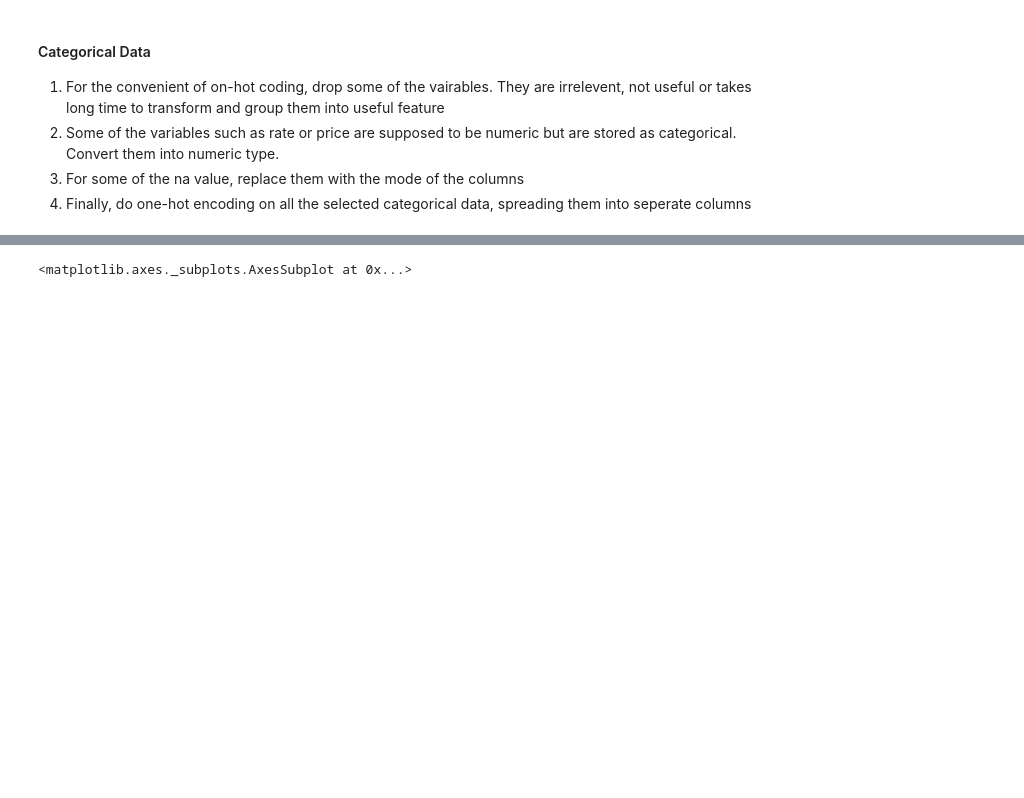
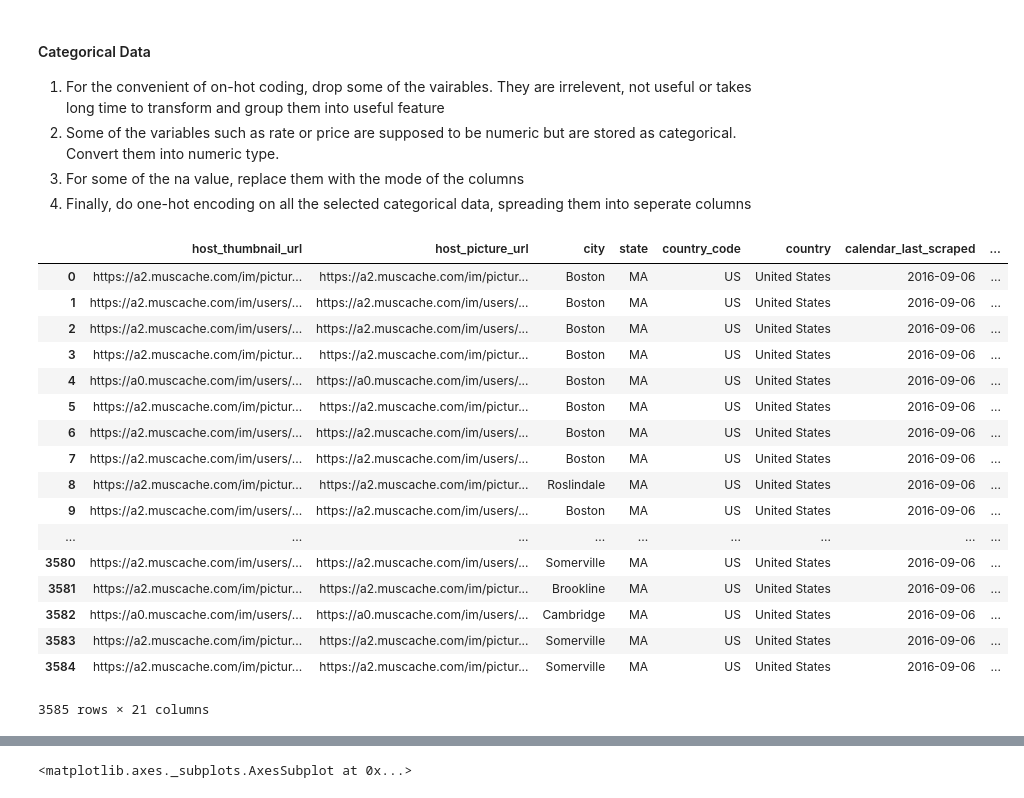
Before and after one commit to AdadaBdada/Airbnb, a Jupyter notebook: airbnb.ipynb, the cells around one changed output, grey strips where cells are left out. Cells and saved outputs as stored; diff of their text form; code cells hidden in the pictures; blank space fills up the shorter version.

```diff
--- a/airbnb.ipynb
+++ b/airbnb.ipynb
@@ -126,3 +138,27 @@ num_df = clean_numeric(list_df)
 2. Some of the variables such as rate or price are supposed to be numeric but are stored as categorical. Convert them into numeric type.
 3. For some of the na value, replace them with the mode of the columns
 4. Finally, do one-hot encoding on all the selected categorical data, spreading them into seperate columns
+# %%
+list_df[['host_thumbnail_url','host_picture_url','city','state','country_code','country','calendar_last_scraped',
+            'first_review','last_review','host_verifications','street','neighbourhood',
+           'neighbourhood_cleansed','market','zipcode','smart_location','calendar_updated','amenities','host_neighbourhood',
+           'cleaning_fee','extra_people']]
+# %% [output]
+|  | host_thumbnail_url | host_picture_url | city | state | country_code | country | calendar_last_scraped | ... |
+| 0 | https://a2.muscache.com/im/pictur... | https://a2.muscache.com/im/pictur... | Boston | MA | US | United States | 2016-09-06 | ... |
+| 1 | https://a2.muscache.com/im/users/... | https://a2.muscache.com/im/users/... | Boston | MA | US | United States | 2016-09-06 | ... |
+| 2 | https://a2.muscache.com/im/users/... | https://a2.muscache.com/im/users/... | Boston | MA | US | United States | 2016-09-06 | ... |
+| 3 | https://a2.muscache.com/im/pictur... | https://a2.muscache.com/im/pictur... | Boston | MA | US | United States | 2016-09-06 | ... |
+| 4 | https://a0.muscache.com/im/users/... | https://a0.muscache.com/im/users/... | Boston | MA | US | United States | 2016-09-06 | ... |
+| 5 | https://a2.muscache.com/im/pictur... | https://a2.muscache.com/im/pictur... | Boston | MA | US | United States | 2016-09-06 | ... |
+| 6 | https://a2.muscache.com/im/users/... | https://a2.muscache.com/im/users/... | Boston | MA | US | United States | 2016-09-06 | ... |
+| 7 | https://a2.muscache.com/im/users/... | https://a2.muscache.com/im/users/... | Boston | MA | US | United States | 2016-09-06 | ... |
+| 8 | https://a2.muscache.com/im/pictur... | https://a2.muscache.com/im/pictur... | Roslindale | MA | US | United States | 2016-09-06 | ... |
+| 9 | https://a2.muscache.com/im/users/... | https://a2.muscache.com/im/users/... | Boston | MA | US | United States | 2016-09-06 | ... |
+| ... | ... | ... | ... | ... | ... | ... | ... | ... |
+| 3580 | https://a2.muscache.com/im/users/... | https://a2.muscache.com/im/users/... | Somerville | MA | US | United States | 2016-09-06 | ... |
+| 3581 | https://a2.muscache.com/im/pictur... | https://a2.muscache.com/im/pictur... | Brookline | MA | US | United States | 2016-09-06 | ... |
+| 3582 | https://a0.muscache.com/im/users/... | https://a0.muscache.com/im/users/... | Cambridge | MA | US | United States | 2016-09-06 | ... |
+| 3583 | https://a2.muscache.com/im/pictur... | https://a2.muscache.com/im/pictur... | Somerville | MA | US | United States | 2016-09-06 | ... |
+| 3584 | https://a2.muscache.com/im/pictur... | https://a2.muscache.com/im/pictur... | Somerville | MA | US | United States | 2016-09-06 | ... |
+3585 rows × 21 columns
```
Also changed, not shown: parts of 5 cells of this notebook, 4 other files.
